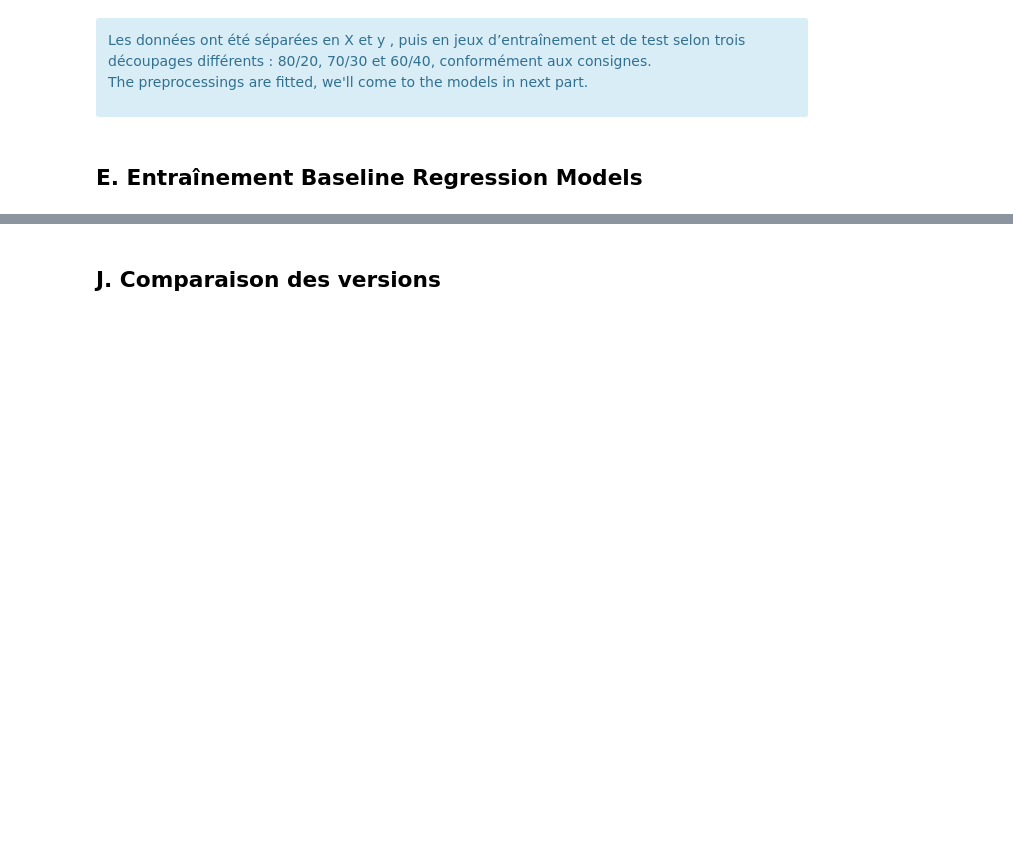
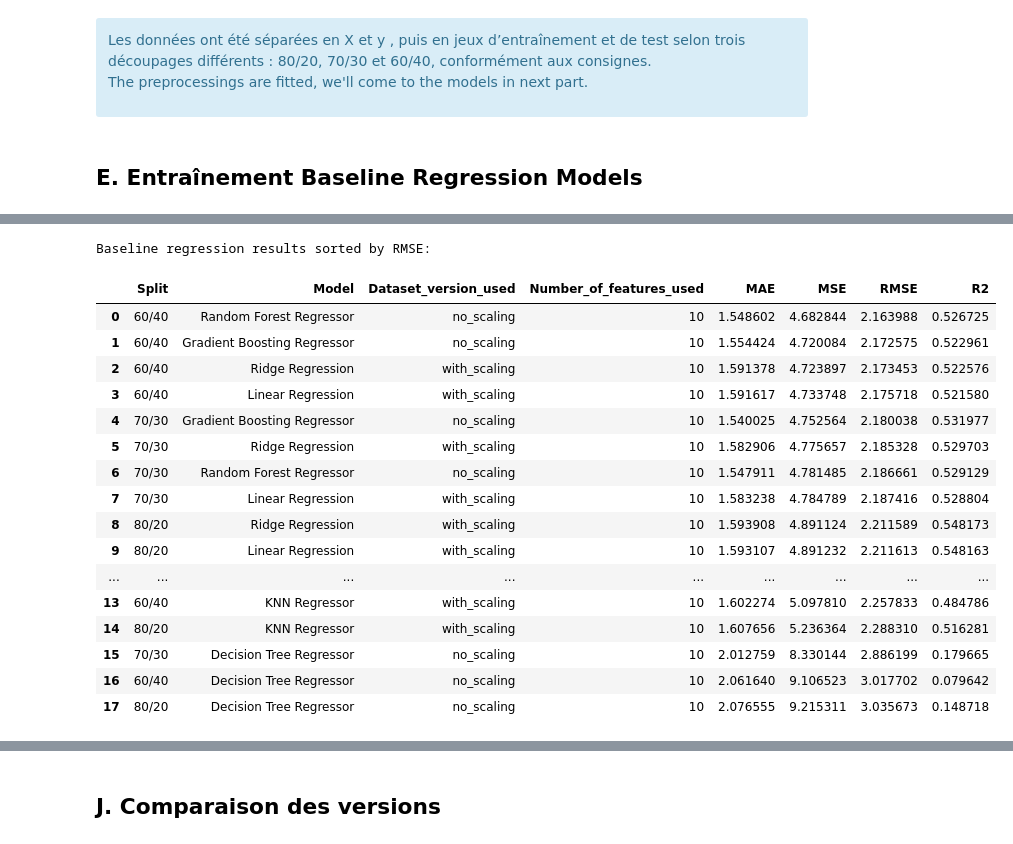
Before and after one commit to tthanhhuong/IA, a Jupyter notebook: MachineLearningProjet-Abalone.ipynb, the cells around one changed output, grey strips where cells are left out. Drawn from its saved outputs; the diff is of its cells as text; code cells hidden in the pictures; blank space fills up the shorter version.

```diff
--- a/MachineLearningProjet-Abalone.ipynb
+++ b/MachineLearningProjet-Abalone.ipynb
@@ -580,15 +608,12 @@ pca_for_df_version_with_scaling_pca = PCA(n_components=0.95)
 # %% [markdown]
 ### Séparation x et y à partir du dataset brut
 # %%
-# Split the dataset into features (X) and target (y)
-X_features_abalone = df_original_abalone.drop(target_column_name_abalone, axis=1)
+# Split X / y from the raw dataset
+X_features_abalone = df_original_abalone.drop(columns=target_column_name_abalone)
 y_target_abalone = df_original_abalone[target_column_name_abalone]
 
 print("X_features_abalone shape:", X_features_abalone.shape)
 print("y_target_abalone shape:", y_target_abalone.shape)
-
-print("\nFeature columns:", X_features_abalone.columns.tolist())
-print("Target column:", y_target_abalone.name)
 # %% [output]
 X_features_abalone shape: (4177, 8)
 y_target_abalone shape: (4177,)
@@ -1347,0 +1188,30 @@ Average performance by split:
+# %%
+# Sort baseline results by RMSE (lower is better)
+
+baseline_regression_results_sorted_by_rmse_abalone = (
+    baseline_regression_results_dataframe_abalone
+    .sort_values(by="RMSE", ascending=True)
+    .reset_index(drop=True)
+)
+
+print("Baseline regression results sorted by RMSE:")
+baseline_regression_results_sorted_by_rmse_abalone
+# %% [output]
+Baseline regression results sorted by RMSE:
+|  | Split | Model | Dataset_version_used | Number_of_features_used | MAE | MSE | RMSE | R2 |
+| 0 | 60/40 | Random Forest Regressor | no_scaling | 10 | 1.548602 | 4.682844 | 2.163988 | 0.526725 |
+| 1 | 60/40 | Gradient Boosting Regressor | no_scaling | 10 | 1.554424 | 4.720084 | 2.172575 | 0.522961 |
+| 2 | 60/40 | Ridge Regression | with_scaling | 10 | 1.591378 | 4.723897 | 2.173453 | 0.522576 |
+| 3 | 60/40 | Linear Regression | with_scaling | 10 | 1.591617 | 4.733748 | 2.175718 | 0.521580 |
+| 4 | 70/30 | Gradient Boosting Regressor | no_scaling | 10 | 1.540025 | 4.752564 | 2.180038 | 0.531977 |
+| 5 | 70/30 | Ridge Regression | with_scaling | 10 | 1.582906 | 4.775657 | 2.185328 | 0.529703 |
+| 6 | 70/30 | Random Forest Regressor | no_scaling | 10 | 1.547911 | 4.781485 | 2.186661 | 0.529129 |
+| 7 | 70/30 | Linear Regression | with_scaling | 10 | 1.583238 | 4.784789 | 2.187416 | 0.528804 |
+| 8 | 80/20 | Ridge Regression | with_scaling | 10 | 1.593908 | 4.891124 | 2.211589 | 0.548173 |
+| 9 | 80/20 | Linear Regression | with_scaling | 10 | 1.593107 | 4.891232 | 2.211613 | 0.548163 |
+| ... | ... | ... | ... | ... | ... | ... | ... | ... |
+| 13 | 60/40 | KNN Regressor | with_scaling | 10 | 1.602274 | 5.097810 | 2.257833 | 0.484786 |
+| 14 | 80/20 | KNN Regressor | with_scaling | 10 | 1.607656 | 5.236364 | 2.288310 | 0.516281 |
+| 15 | 70/30 | Decision Tree Regressor | no_scaling | 10 | 2.012759 | 8.330144 | 2.886199 | 0.179665 |
+| 16 | 60/40 | Decision Tree Regressor | no_scaling | 10 | 2.061640 | 9.106523 | 3.017702 | 0.079642 |
+| 17 | 80/20 | Decision Tree Regressor | no_scaling | 10 | 2.076555 | 9.215311 | 3.035673 | 0.148718 |
```
Also changed, not shown: parts of 65 cells of this notebook.
